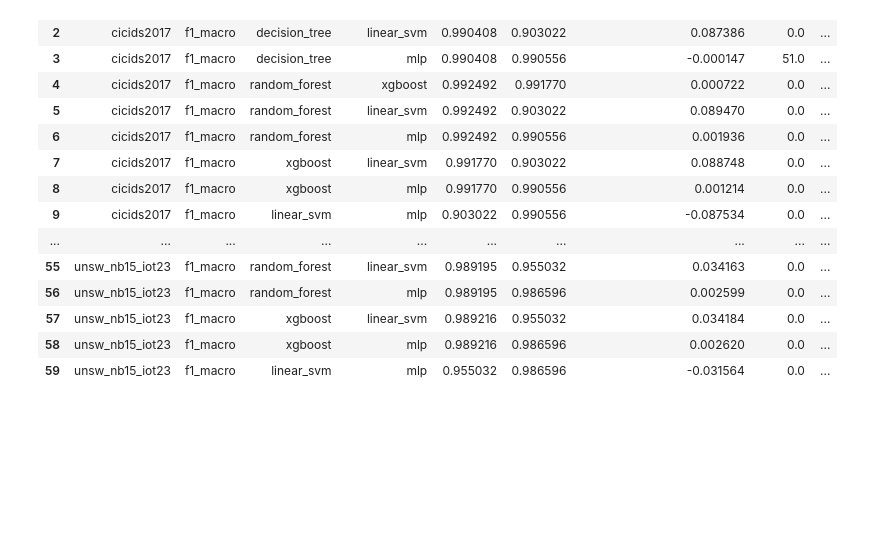
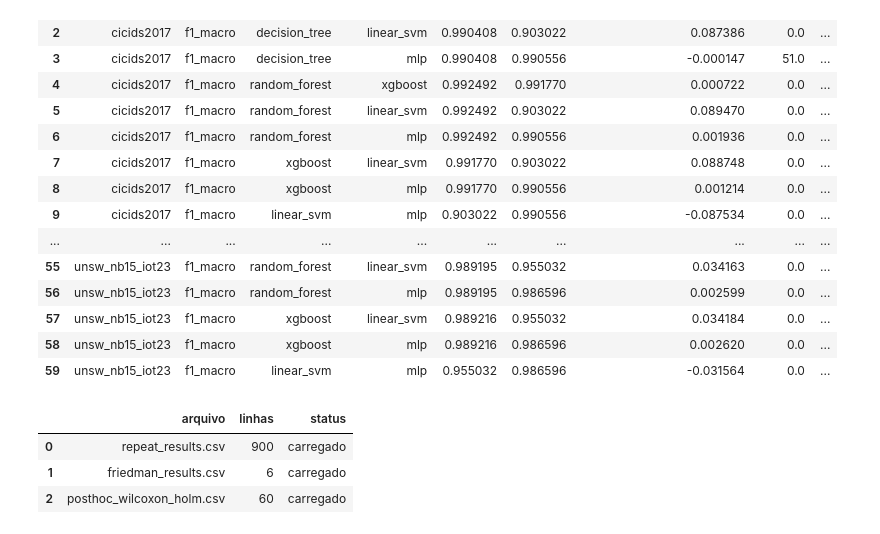
Before and after one commit to valdemir08/network-ids-ml-generalization, a Jupyter notebook: notebooks/12_friedman_test.ipynb, the cells around one changed output. Cells and saved outputs as stored; diff of their text form; code cells hidden in the pictures; blank space fills up the shorter version.

```diff
--- a/notebooks/12_friedman_test.ipynb
+++ b/notebooks/12_friedman_test.ipynb
@@ -535,3 +440,86 @@ else:
 | 57 | unsw_nb15_iot23 | f1_macro | xgboost | linear_svm | 0.989216 | 0.955032 | 0.034184 | 0.0 | ... |
 | 58 | unsw_nb15_iot23 | f1_macro | xgboost | mlp | 0.989216 | 0.986596 | 0.002620 | 0.0 | ... |
 | 59 | unsw_nb15_iot23 | f1_macro | linear_svm | mlp | 0.955032 | 0.986596 | -0.031564 | 0.0 | ... |
+# %%
+from pathlib import Path
+
+import pandas as pd
+import plotly.express as px
+from IPython.display import display
+
+RESULTS_ROOT = Path(r"C:\tcc\network-ids-ml-generalization\results\friedman_test")
+PRESENTATION_DIR = RESULTS_ROOT / "presentation"
+PRESENTATION_DIR.mkdir(parents=True, exist_ok=True)
+
+REPEAT_RESULTS_FILE = RESULTS_ROOT / "repeat_results.csv"
+FRIEDMAN_RESULTS_FILE = RESULTS_ROOT / "friedman_results.csv"
+POSTHOC_RESULTS_FILE = RESULTS_ROOT / "posthoc_wilcoxon_holm.csv"
+
+for result_file in [
+    REPEAT_RESULTS_FILE,
+    FRIEDMAN_RESULTS_FILE,
+    POSTHOC_RESULTS_FILE,
+]:
+    if not result_file.exists():
+        raise FileNotFoundError(f"Resultado calculado não encontrado: {result_file}")
+
+saved_repeat_results = pd.read_csv(REPEAT_RESULTS_FILE)
+saved_friedman_results = pd.read_csv(FRIEDMAN_RESULTS_FILE)
+saved_posthoc_results = pd.read_csv(POSTHOC_RESULTS_FILE)
+
+assert len(saved_repeat_results) == 900
+assert len(saved_friedman_results) == 6
+assert len(saved_posthoc_results) == 60
+assert saved_repeat_results.groupby(["training_source", "model"]).size().eq(30).all()
+
+MODEL_ORDER = ["decision_tree", "random_forest", "xgboost", "linear_svm", "mlp"]
+TRAINING_SOURCE_ORDER = [
+    "cicids2017",
+    "unsw_nb15",
+    "iot23",
+    "cicids2017_unsw_nb15",
+    "cicids2017_iot23",
+    "unsw_nb15_iot23",
+]
+MODEL_LABELS = {
+    "decision_tree": "Árvore de decisão",
+    "random_forest": "Random Forest",
+    "xgboost": "XGBoost",
+    "linear_svm": "SVM linear",
+    "mlp": "MLP",
+}
+SOURCE_LABELS = {
+    "cicids2017": "CICIDS2017",
+    "unsw_nb15": "UNSW-NB15",
+    "iot23": "IoT-23",
+    "cicids2017_unsw_nb15": "CICIDS2017 + UNSW-NB15",
+    "cicids2017_iot23": "CICIDS2017 + IoT-23",
+    "unsw_nb15_iot23": "UNSW-NB15 + IoT-23",
+}
+MODEL_COLORS = {
+    "Árvore de decisão": "#4C78A8",
+    "Random Forest": "#F58518",
+    "XGBoost": "#54A24B",
+    "SVM linear": "#E45756",
+    "MLP": "#B279A2",
+}
+
+loaded_results = pd.DataFrame({
+    "arquivo": [
+        REPEAT_RESULTS_FILE.name,
+        FRIEDMAN_RESULTS_FILE.name,
+        POSTHOC_RESULTS_FILE.name,
+    ],
+    "linhas": [
+        len(saved_repeat_results),
+        len(saved_friedman_results),
+        len(saved_posthoc_results),
+    ],
+    "status": "carregado",
+})
+display(loaded_results)
+# %% [output]
+|  | arquivo | linhas | status |
+| 0 | repeat_results.csv | 900 | carregado |
+| 1 | friedman_results.csv | 6 | carregado |
+| 2 | posthoc_wilcoxon_holm.csv | 60 | carregado |
```
Also changed, not shown: parts of 10 cells of this notebook, 24 other files.
